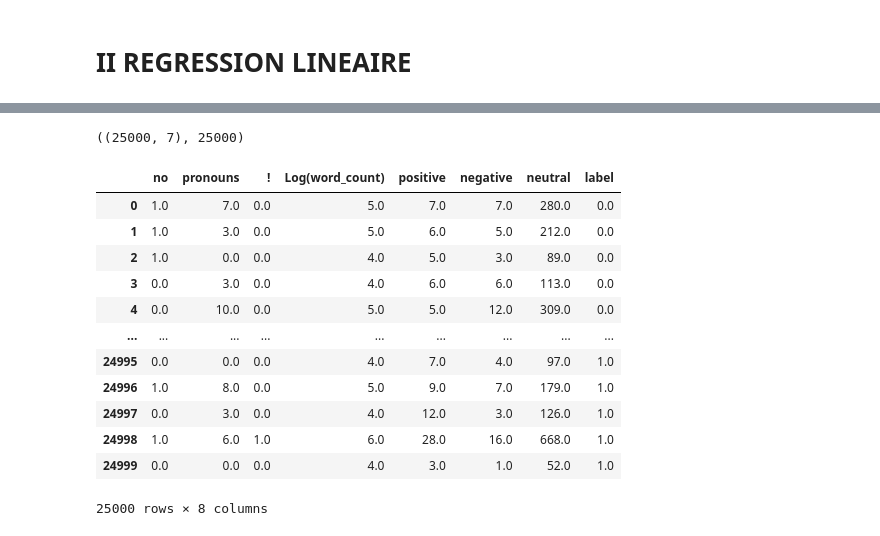
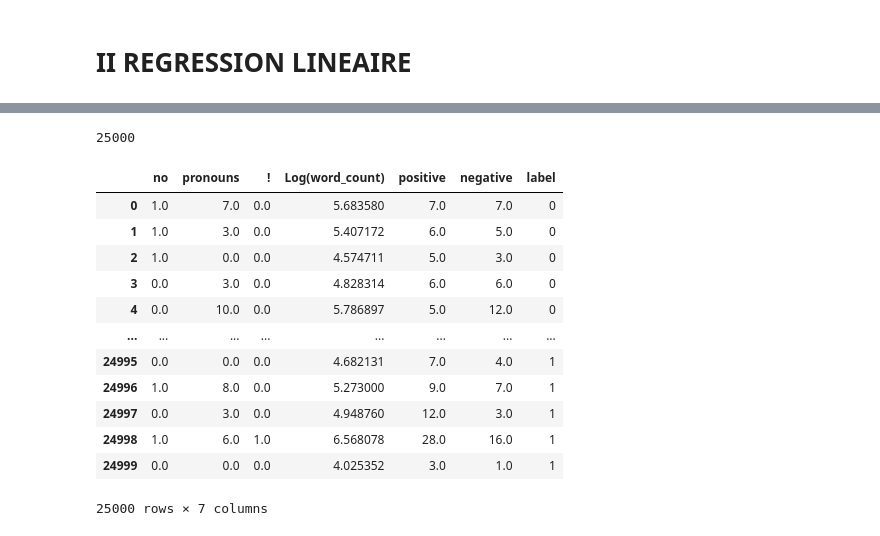
Before and after one commit to MajoranReveur/NLP-LAB3, a Jupyter notebook: LAB3.ipynb, the cells around one changed output, grey strips where cells are left out. Cells and saved outputs as stored; diff of their text form; code cells hidden in the pictures.

```diff
--- a/LAB3.ipynb
+++ b/LAB3.ipynb
@@ -10,6 +10,3 @@ import string
 dataset = load_dataset("imdb")
 # %% [output]
 Found cached dataset imdb (/home/amine/.cache/huggingface/datasets/imdb/plain_text/1.0.0/d613c88cf8fa3bab83b4ded3713f1f74830d1100e171db75bbddb80b3345c9c0)
-# %%
-document = dataset["test"]["label"]
-document
@@ -102,2 +69,5 @@ print(len(list_label))
+# %%
+train_feature_vectors = build_all_features(updated_dataset["train"])
+test_feature_vectors = build_all_features(updated_dataset["test"])
 # %% [markdown]
 # II REGRESSION LINEAIRE
@@ -122,33 +85,38 @@ labels = list_label
-# %%
-all_points.shape, len(labels)
-# %% [output]
-((25000, 7), 25000)
+# %%
+# Forcing the random seed for reproductibility
+np.random.seed(seed=42)
+
+train_labels = updated_dataset["train"]["label"]
+test_labels = updated_dataset["test"]["label"]
+# %%
+len(train_labels)
+# %% [output]
+25000
 # %%
 df = pd.DataFrame()
-df["no"] = all_points[:, 0]
-df["pronouns"] = all_points[:, 1]
-df["!"] = all_points[:, 2]
-df["Log(word_count)"] = all_points[:, 3]
-df["positive"] = all_points[:, 4]
-df["negative"] = all_points[:, 5]
-df["neutral"] = all_points[:, 6]
+df["no"] = train_feature_vectors[:, 0]
+df["pronouns"] = train_feature_vectors[:, 1]
+df["!"] = train_feature_vectors[:, 2]
+df["Log(word_count)"] = train_feature_vectors[:, 3]
+df["positive"] = train_feature_vectors[:, 4]
+df["negative"] = train_feature_vectors[:, 5]
 
 
-df["label"] = labels
+df["label"] = train_labels
 df
 # %% [output]
-|  | no | pronouns | ! | Log(word_count) | positive | negative | neutral | label |
-| 0 | 1.0 | 7.0 | 0.0 | 5.0 | 7.0 | 7.0 | 280.0 | 0.0 |
-| 1 | 1.0 | 3.0 | 0.0 | 5.0 | 6.0 | 5.0 | 212.0 | 0.0 |
-| 2 | 1.0 | 0.0 | 0.0 | 4.0 | 5.0 | 3.0 | 89.0 | 0.0 |
-| 3 | 0.0 | 3.0 | 0.0 | 4.0 | 6.0 | 6.0 | 113.0 | 0.0 |
-| 4 | 0.0 | 10.0 | 0.0 | 5.0 | 5.0 | 12.0 | 309.0 | 0.0 |
-| ... | ... | ... | ... | ... | ... | ... | ... | ... |
-| 24995 | 0.0 | 0.0 | 0.0 | 4.0 | 7.0 | 4.0 | 97.0 | 1.0 |
-| 24996 | 1.0 | 8.0 | 0.0 | 5.0 | 9.0 | 7.0 | 179.0 | 1.0 |
-| 24997 | 0.0 | 3.0 | 0.0 | 4.0 | 12.0 | 3.0 | 126.0 | 1.0 |
-| 24998 | 1.0 | 6.0 | 1.0 | 6.0 | 28.0 | 16.0 | 668.0 | 1.0 |
-| 24999 | 0.0 | 0.0 | 0.0 | 4.0 | 3.0 | 1.0 | 52.0 | 1.0 |
+|  | no | pronouns | ! | Log(word_count) | positive | negative | label |
+| 0 | 1.0 | 7.0 | 0.0 | 5.683580 | 7.0 | 7.0 | 0 |
+| 1 | 1.0 | 3.0 | 0.0 | 5.407172 | 6.0 | 5.0 | 0 |
+| 2 | 1.0 | 0.0 | 0.0 | 4.574711 | 5.0 | 3.0 | 0 |
+| 3 | 0.0 | 3.0 | 0.0 | 4.828314 | 6.0 | 6.0 | 0 |
+| 4 | 0.0 | 10.0 | 0.0 | 5.786897 | 5.0 | 12.0 | 0 |
+| ... | ... | ... | ... | ... | ... | ... | ... |
+| 24995 | 0.0 | 0.0 | 0.0 | 4.682131 | 7.0 | 4.0 | 1 |
+| 24996 | 1.0 | 8.0 | 0.0 | 5.273000 | 9.0 | 7.0 | 1 |
+| 24997 | 0.0 | 3.0 | 0.0 | 4.948760 | 12.0 | 3.0 | 1 |
+| 24998 | 1.0 | 6.0 | 1.0 | 6.568078 | 28.0 | 16.0 | 1 |
+| 24999 | 0.0 | 0.0 | 0.0 | 4.025352 | 3.0 | 1.0 | 1 |
-25000 rows × 8 columns
+25000 rows × 7 columns
 # %%
 
```
Also changed, not shown: parts of 23 cells of this notebook.
